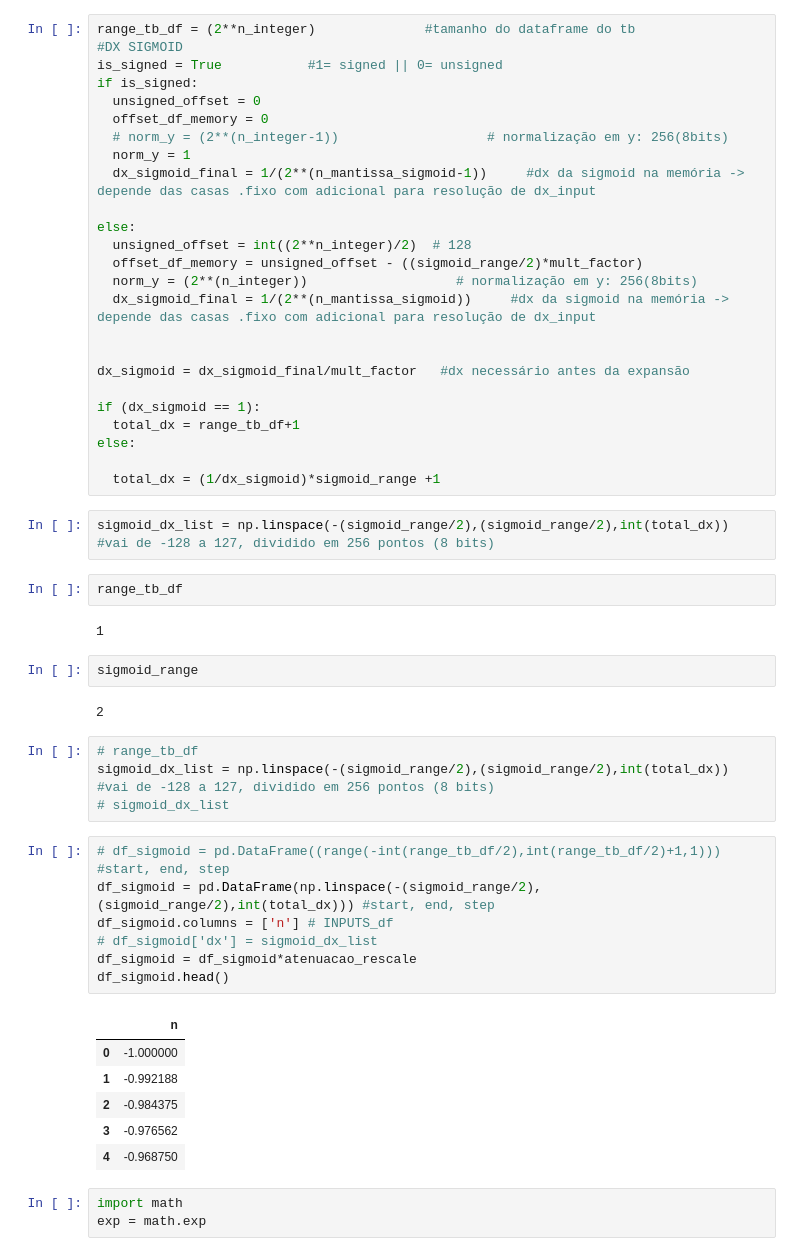
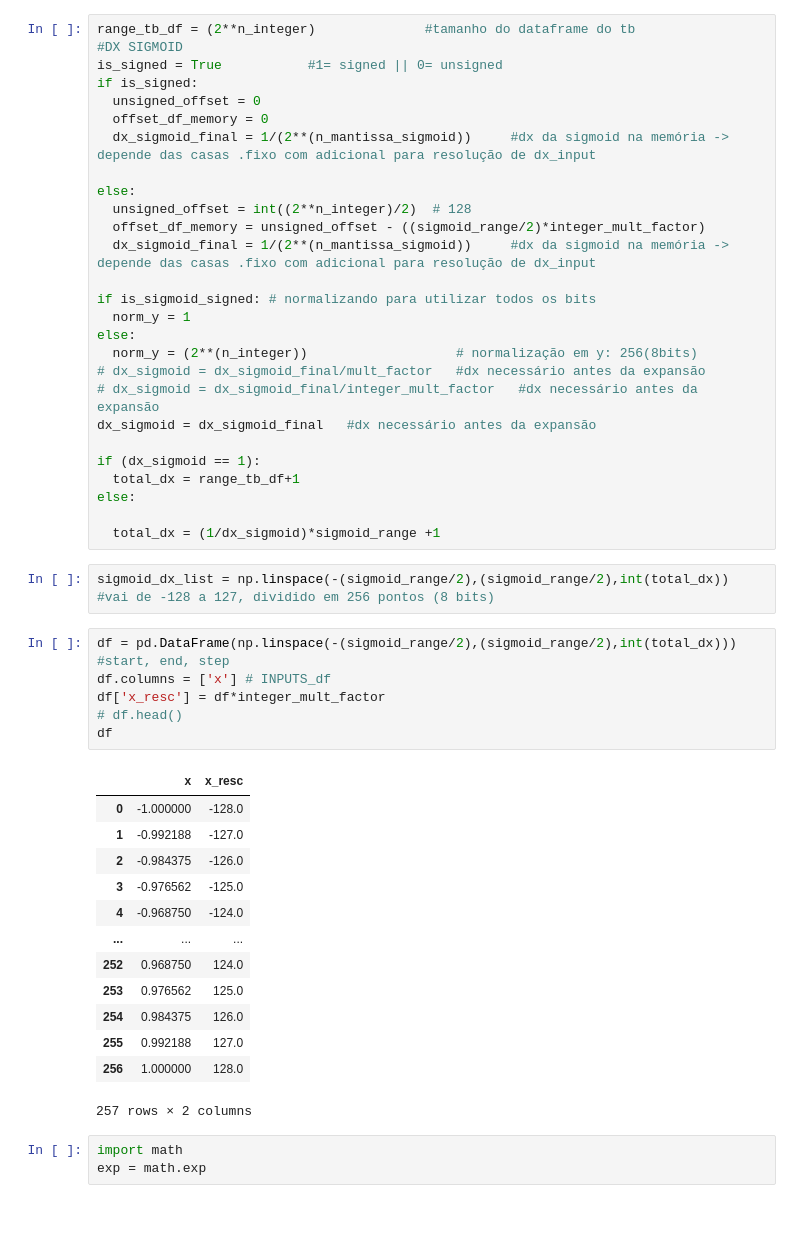
Before and after one commit to LuisSpader/DenseNN_to_VHDL, a Jupyter notebook: Python_script/utils/others/ROM.ipynb, the cells around one changed output. Saved outputs shown, nothing was run; the diff lists cells and outputs as text; blank space fills up the shorter version.

```diff
--- a/Python_script/utils/others/ROM.ipynb
+++ b/Python_script/utils/others/ROM.ipynb
@@ -41,18 +38,20 @@ is_signed = True           #1= signed || 0= unsigned
 if is_signed:
   unsigned_offset = 0
   offset_df_memory = 0
-  # norm_y = (2**(n_integer-1))                   # normalização em y: 256(8bits)
-  norm_y = 1
-  dx_sigmoid_final = 1/(2**(n_mantissa_sigmoid-1))     #dx da sigmoid na memória -> depende das casas .fixo com adicional para resolução de dx_input
+  dx_sigmoid_final = 1/(2**(n_mantissa_sigmoid))     #dx da sigmoid na memória -> depende das casas .fixo com adicional para resolução de dx_input
 
 else:
   unsigned_offset = int((2**n_integer)/2)  # 128
-  offset_df_memory = unsigned_offset - ((sigmoid_range/2)*mult_factor)
-  norm_y = (2**(n_integer))                   # normalização em y: 256(8bits)
+  offset_df_memory = unsigned_offset - ((sigmoid_range/2)*integer_mult_factor)
   dx_sigmoid_final = 1/(2**(n_mantissa_sigmoid))     #dx da sigmoid na memória -> depende das casas .fixo com adicional para resolução de dx_input
 
-
-dx_sigmoid = dx_sigmoid_final/mult_factor   #dx necessário antes da expansão
+if is_sigmoid_signed: # normalizando para utilizar todos os bits
+  norm_y = 1
+else:
+  norm_y = (2**(n_integer))                   # normalização em y: 256(8bits)
+# dx_sigmoid = dx_sigmoid_final/mult_factor   #dx necessário antes da expansão
+# dx_sigmoid = dx_sigmoid_final/integer_mult_factor   #dx necessário antes da expansão
+dx_sigmoid = dx_sigmoid_final   #dx necessário antes da expansão
 
 if (dx_sigmoid == 1):
   total_dx = range_tb_df+1
@@ -61,32 +60,26 @@ else:
   total_dx = (1/dx_sigmoid)*sigmoid_range +1
 # %%
 sigmoid_dx_list = np.linspace(-(sigmoid_range/2),(sigmoid_range/2),int(total_dx)) #vai de -128 a 127, dividido em 256 pontos (8 bits)
-# %%
-range_tb_df
-# %% [output]
-1
-# %%
-sigmoid_range
-# %% [output]
-2
-# %%
-# range_tb_df
-sigmoid_dx_list = np.linspace(-(sigmoid_range/2),(sigmoid_range/2),int(total_dx)) #vai de -128 a 127, dividido em 256 pontos (8 bits)
-# sigmoid_dx_list
 # %%
-# df_sigmoid = pd.DataFrame((range(-int(range_tb_df/2),int(range_tb_df/2)+1,1))) #start, end, step
-df_sigmoid = pd.DataFrame(np.linspace(-(sigmoid_range/2),(sigmoid_range/2),int(total_dx))) #start, end, step
-df_sigmoid.columns = ['n'] # INPUTS_df
-# df_sigmoid['dx'] = sigmoid_dx_list
-df_sigmoid = df_sigmoid*atenuacao_rescale
-df_sigmoid.head()
+df = pd.DataFrame(np.linspace(-(sigmoid_range/2),(sigmoid_range/2),int(total_dx))) #start, end, step
+df.columns = ['x'] # INPUTS_df
+df['x_resc'] = df*integer_mult_factor
+# df.head()
+df
 # %% [output]
-|  | n |
-| 0 | -1.000000 |
-| 1 | -0.992188 |
-| 2 | -0.984375 |
-| 3 | -0.976562 |
-| 4 | -0.968750 |
+|  | x | x_resc |
+| 0 | -1.000000 | -128.0 |
+| 1 | -0.992188 | -127.0 |
+| 2 | -0.984375 | -126.0 |
+| 3 | -0.976562 | -125.0 |
+| 4 | -0.968750 | -124.0 |
+| ... | ... | ... |
+| 252 | 0.968750 | 124.0 |
+| 253 | 0.976562 | 125.0 |
+| 254 | 0.984375 | 126.0 |
+| 255 | 0.992188 | 127.0 |
+| 256 | 1.000000 | 128.0 |
+257 rows × 2 columns
 # %%
 import math
 exp = math.exp
```
Also changed, not shown: parts of 38 cells of this notebook, 2 other files.
